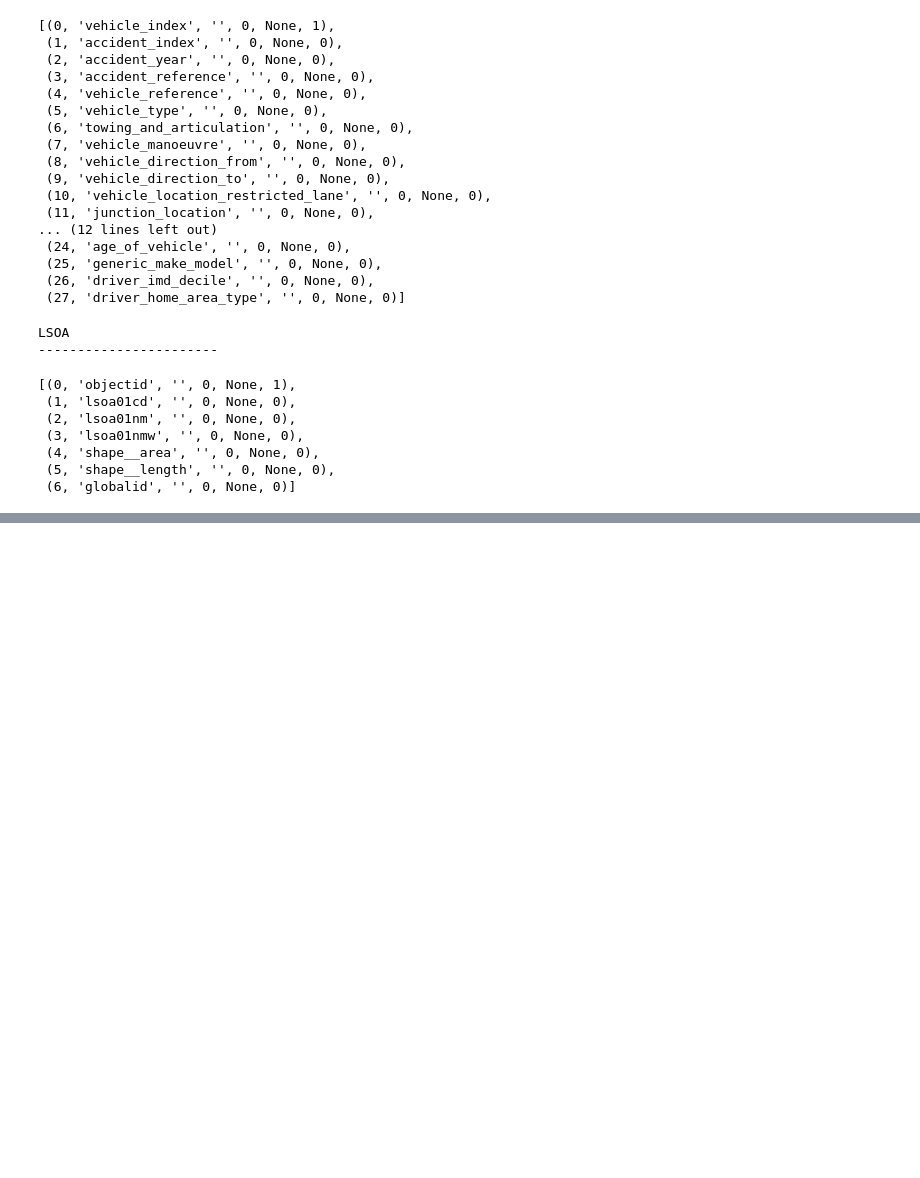
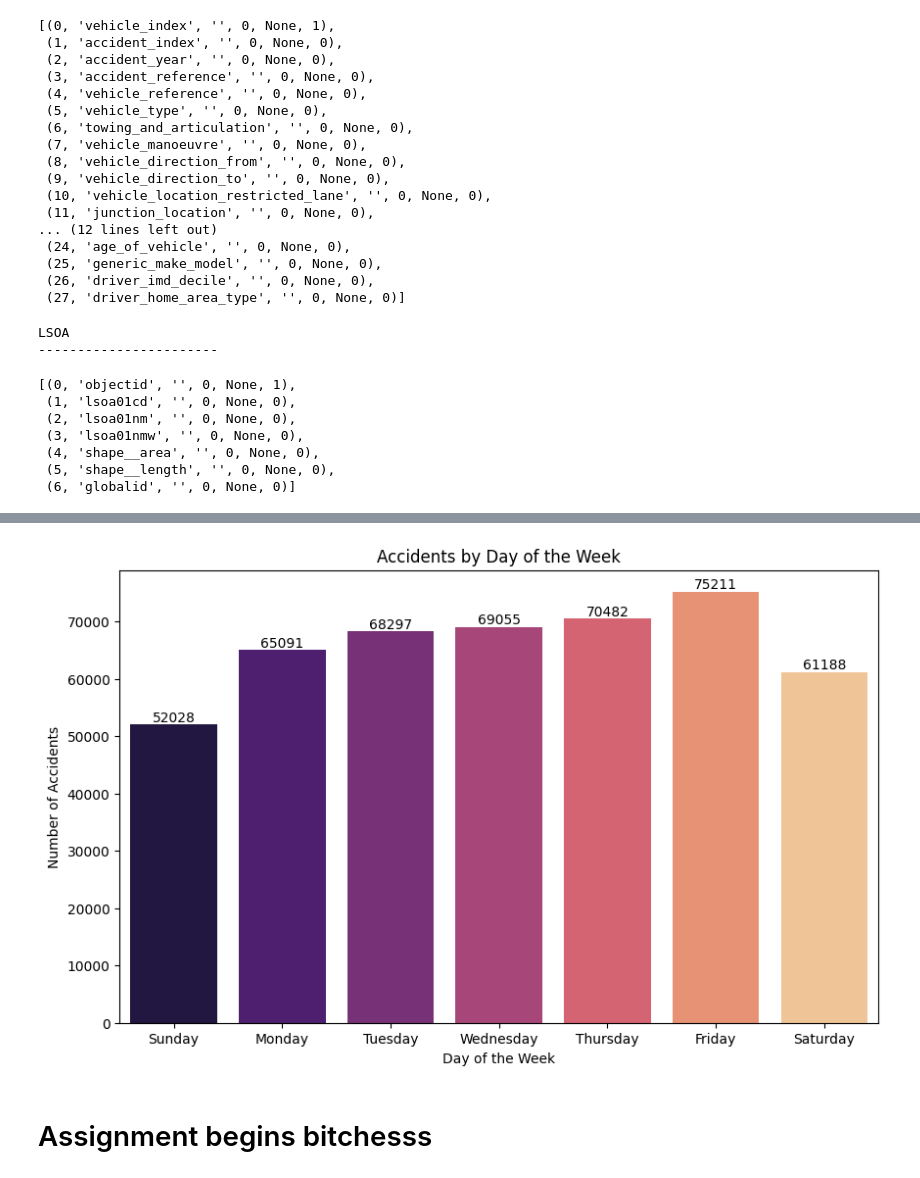
Before and after one commit to IAmSahilVerma/Accident_Database_Analysis, a Jupyter notebook: EDA.ipynb, the cells around one changed output, grey strips where cells are left out. Drawn from its saved outputs; the diff is of its cells as text; code cells hidden in the pictures; blank space fills up the shorter version.

```diff
--- a/EDA.ipynb
+++ b/EDA.ipynb
@@ -115,0 +222,21 @@ LSOA
+# %%
+# Analyzing accidents by day of the week
+
+# Plot accidents by day of the week
+plt.figure(figsize=(10,6))
+ax = sns.countplot(data=df_accident, x='day_of_week', palette='magma')
+ax.set_xticklabels(['Sunday', 'Monday', 'Tuesday', 'Wednesday', 'Thursday', 'Friday', 'Saturday'])
+for bar in ax.patches:
+    ax.text(
+        bar.get_x() + bar.get_width() / 2, # Center of the bar
+        bar.get_height() + 0.5, # Slightly above the top of the bar
+        int(bar.get_height()), # Display the ount
+        ha = 'center', # Horizontal alignment
+        va = 'bottom' # Vertical alighnment
+    )
+plt.title('Accidents by Day of the Week')
+plt.xlabel('Day of the Week')
+plt.ylabel('Number of Accidents')
+plt.show()
+# %% [output]
+[figure, added]
@@ -115,0 +257,2 @@ LSOA
+# %% [markdown]
+# Assignment begins bitchesss
```
Also changed, not shown: parts of 25 cells of this notebook, 11 other files.
